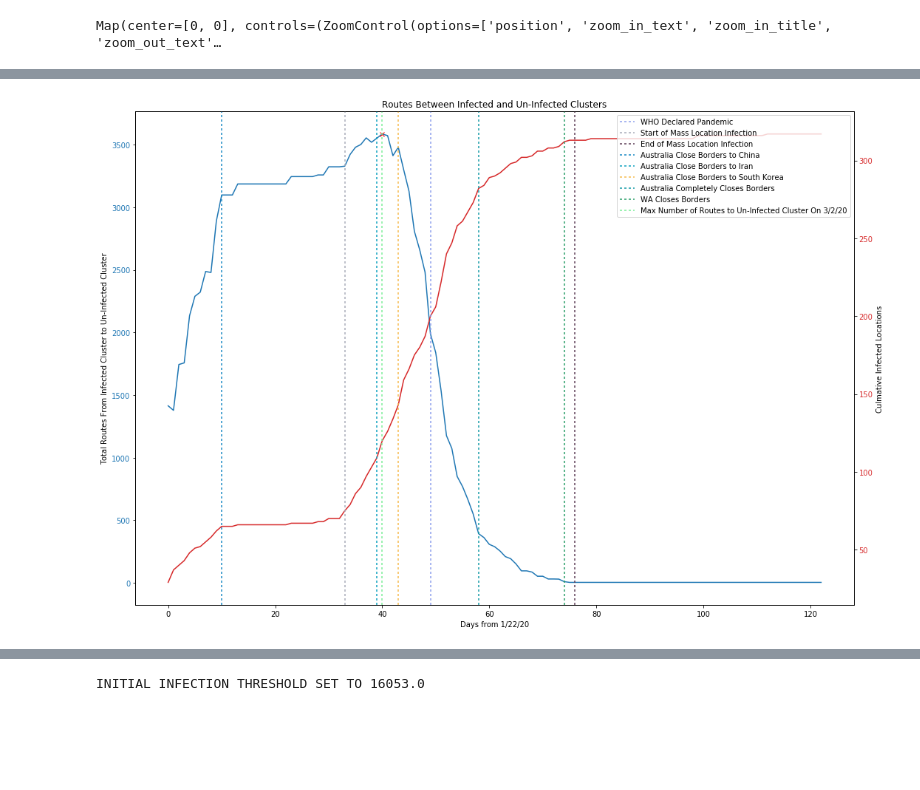
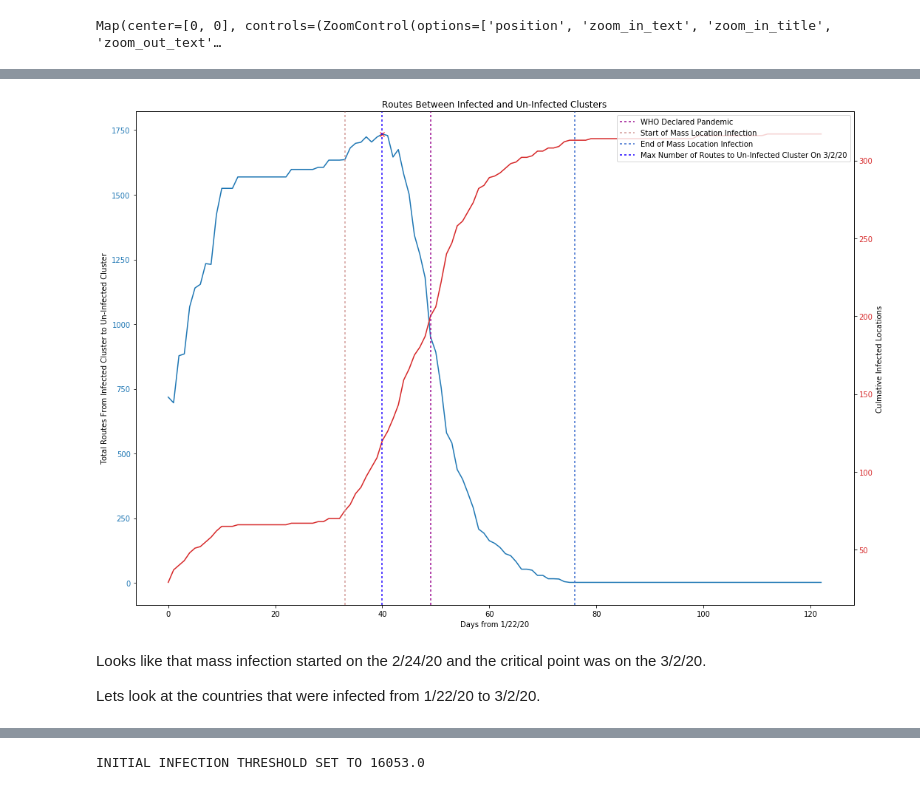
Before and after one commit to Ccamm/coronavirus_network, a Jupyter notebook: coronavirus_infection_path.ipynb, the cells around one changed output, grey strips where cells are left out. Saved outputs shown, nothing was run; the diff lists cells and outputs as text; code cells hidden in the pictures; blank space fills up the shorter version.

```diff
--- a/coronavirus_infection_path.ipynb
+++ b/coronavirus_infection_path.ipynb
@@ -606,6 +602,19 @@ def get_num_routes_from_infect_cluster_to_clean_cluster(infect_graphs, routes, d
         else:
             return "{}".format(row[country_key])
 
+    def is_connected_to_uninfected(infect_loc, routes, from_node, total_infect_to_clean,
+                                   infected_locations, bin_region_column):
+        is_conn = False
+        infect_routes = get_routes_including_loc(infect_loc, routes, from_node, bin_region_column)
+
+        for _index, row in infect_routes.iterrows():
+            other_node_loc = join_to_node_loc_format(row, from_node, bin_region_column)
+            if not other_node_loc in infected_locations:
+                is_conn = True
+                total_infect_to_clean[date_index] = total_infect_to_clean[date_index] + 1
+
+        return total_infect_to_clean, is_conn
+
     for date_index in tqdm(range(len(dates))):
         date = dates[date_index]
 
@@ -613,22 +622,14 @@ def get_num_routes_from_infect_cluster_to_clean_cluster(infect_graphs, routes, d
         infected_locations = infect_graph.nodes
 
         for infect_loc in infected_locations:
-            from_node = False
-            infect_routes = get_routes_including_loc(infect_loc, routes, from_node, bin_region_column)
+            total_infect_to_clean, is_conn = is_connected_to_uninfected(infect_loc, routes, True,
+                                                                        total_infect_to_clean, infected_locations,
+                                                                        bin_region_column)
+            if is_conn: continue
 
-            for _index, row in infect_routes.iterrows():
-
-                other_node_loc = join_to_node_loc_format(row, from_node, bin_region_column)
-                if not other_node_loc in infected_locations:
-                    total_infect_to_clean[date_index] = total_infect_to_clean[date_index] + 1
-
-            from_node = True
-            infect_routes = get_routes_including_loc(infect_loc, routes, from_node, bin_region_column)
-
-            for _index, row in infect_routes.iterrows():
-                other_node_loc = join_to_node_loc_format(row, from_node, bin_region_column)
-                if not other_node_loc in infected_locations:
-                    total_infect_to_clean[date_index] = total_infect_to_clean[date_index] + 1
+            total_infect_to_clean, is_conn = is_connected_to_uninfected(infect_loc, routes, False,
+                                                                        total_infect_to_clean, infected_locations,
+                                                                        bin_region_column)
 
     return total_infect_to_clean
 # %%
@@ -637,6 +638,12 @@ total_infect_to_clean = get_num_routes_from_infect_cluster_to_clean_cluster(infe
                                                                             dates,
                                                                             bin_region_column)
 # %%
+keypoints_timeline = {
+    "WHO Declared Pandemic" : "3/11/20",
+    "Start of Mass Location Infection" : "2/24/20",
+    "End of Mass Location Infection" : "4/7/20",
+}
+
 def plot_total_paths_from_infect_cluster(new_locs, total_infect_to_clean, dates, keypoints_timeline,
                                          title="Routes Between Infected and Un-Infected Clusters"):
     from_day_zero = [day_index for day_index in range(len(dates))]
@@ -660,32 +667,36 @@ def plot_total_paths_from_infect_cluster(new_locs, total_infect_to_clean, dates,
     ax1.set_xlabel('Days from 1/22/20')
     ax1.set_ylabel('Culmative Infected Locations')
     ax1.plot(from_day_zero, new_infections_culm, color=color)
     ax1.tick_params(axis='y', labelcolor=color)
 
     ax2 = ax0.twinx()
     ax2.get_yaxis().set_visible(False)
     legend_list = []
     for key_event in keypoints_timeline:
         key_event_index = dates.index(keypoints_timeline[key_event])
         ax2.axvline(key_event_index, 0, max(new_infections_culm),
                     label=key_event, c=np.random.rand(3,), dashes=(2,2))
         legend_list.append(key_event)
 
     max_total_paths = max(total_infect_to_clean)
     max_total_paths_index = total_infect_to_clean.index(max_total_paths)
 
     crit_label = 'Max Number of Routes to Un-Infected Cluster On {}'.format(dates[max_total_paths_index])
     ax0.plot(max_total_paths_index, max_total_paths, 'rx')
     ax2.axvline(max_total_paths_index, 0, max(new_infections_culm),
                 label=crit_label, c=np.random.rand(3,), dashes=(2,2))
     legend_list.append(crit_label)
 
     ax2.legend(legend_list)
     fig.tight_layout()
     plt.title(title)
     plt.show()
-    fig.savefig("./figures/statecountry_cluster_paths.png", bbox_inches='tight')
+    fig.savefig("./figures/statecountry_cluster_paths_test.png", bbox_inches='tight')
 
 plot_total_paths_from_infect_cluster(new_locs, total_infect_to_clean, dates, keypoints_timeline)
 # %% [output]
-[figure, old version]
+[figure, new version]
+# %% [markdown]
+Looks like that mass infection started on the 2/24/20 and the critical point was on the 3/2/20.
+
+Lets look at the countries that were infected from 1/22/20 to 3/2/20.
```
Also changed, not shown: parts of 12 cells of this notebook, 5 other files.
